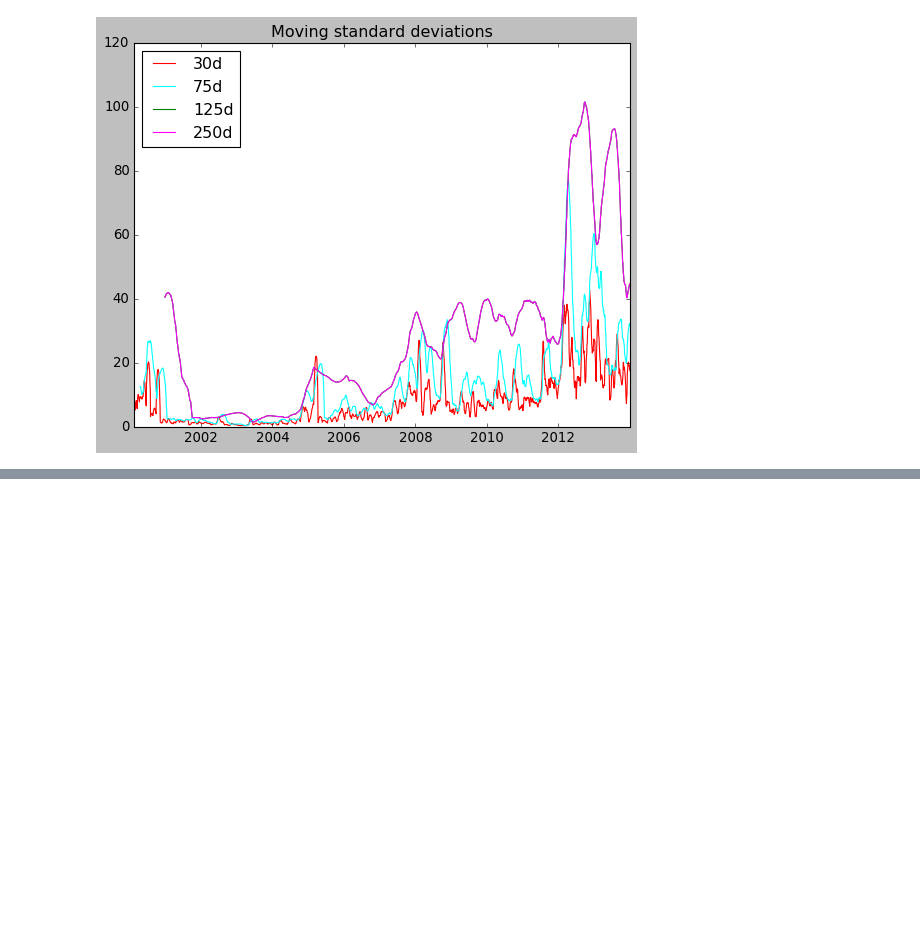
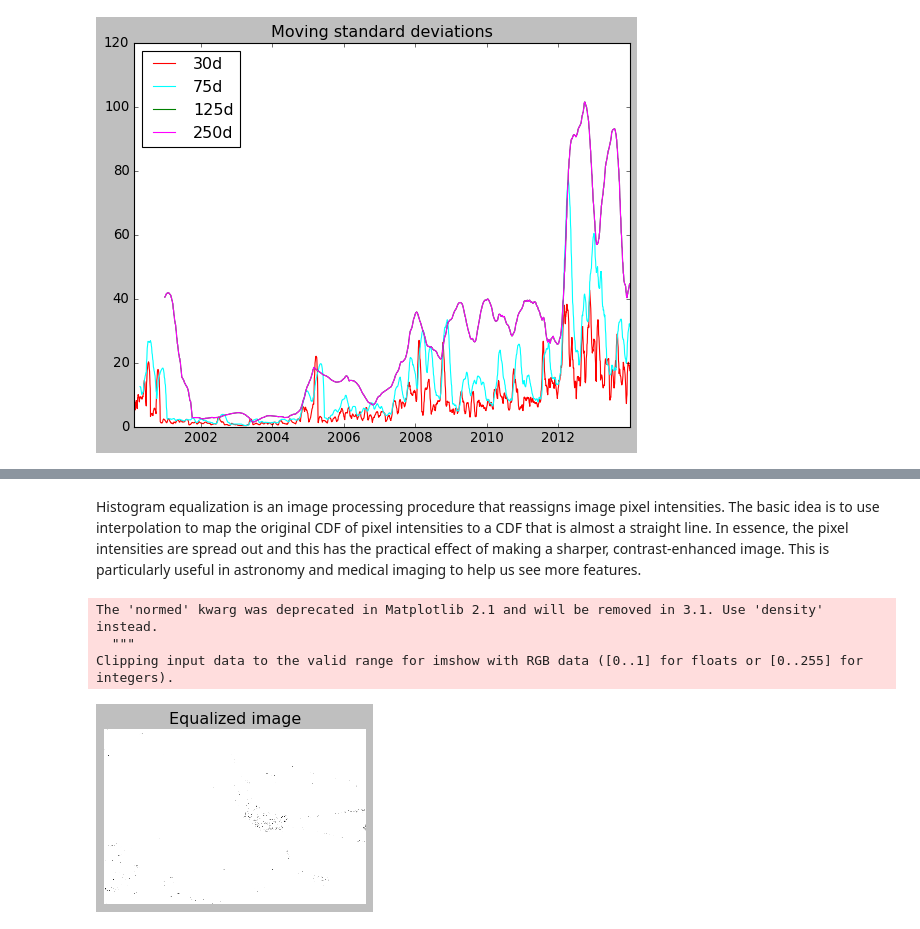
Before and after one commit to afminmax/DC-Data-Scientist-Lessons, a Jupyter notebook: 14-Intro-to-Python-Visualizations/python-viz-1.ipynb, the cells around one changed output, grey strips where cells are left out. Drawn from its saved outputs; the diff is of its cells as text; code cells hidden in the pictures; blank space fills up the shorter version.

```diff
--- a/14-Intro-to-Python-Visualizations/python-viz-1.ipynb
+++ b/14-Intro-to-Python-Visualizations/python-viz-1.ipynb
@@ -1218,0 +1296,24 @@ plt.show()
+# %% [markdown]
+Histogram equalization is an image processing procedure that reassigns image pixel intensities. The basic idea is to use interpolation to map the original CDF of pixel intensities to a CDF that is almost a straight line. In essence, the pixel intensities are spread out and this has the practical effect of making a sharper, contrast-enhanced image. This is particularly useful in astronomy and medical imaging to help us see more features.
+# %%
+# Flatten the image into 1 dimension: pixels
+pixels = image.flatten()
+
+# Generate a cumulative histogram
+cdf, bins, patches = plt.hist(pixels, bins=256, range=(0,256), normed=True, cumulative=True)
+new_pixels = np.interp(pixels, bins[:-1], cdf*255)
+
+# Reshape new_pixels as a 2-D array: new_image
+new_image = new_pixels.reshape(image.shape)
+
+# Display the new image with 'gray' color map
+plt.subplot(2,1,1)
+plt.title('Equalized image')
+plt.axis('off')
+plt.imshow(new_image, cmap='gray')
+plt.show()
+# %% [output]
+The 'normed' kwarg was deprecated in Matplotlib 2.1 and will be removed in 3.1. Use 'density' instead.
+  """
+Clipping input data to the valid range for imshow with RGB data ([0..1] for floats or [0..255] for integers).
+[figure, added]
```
Also changed, not shown: parts of 12 cells of this notebook.
